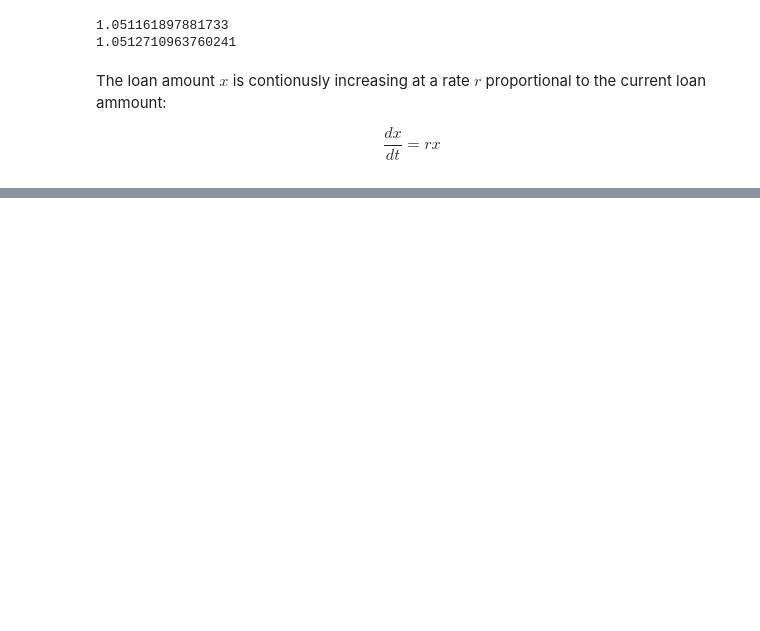
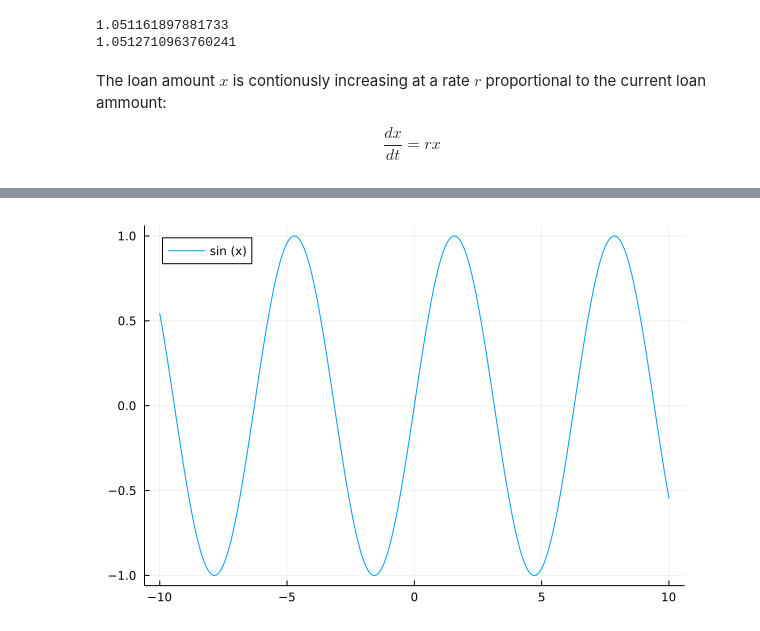
Before and after one commit to onedeeper/ddse-in-julia, a Jupyter notebook: ddse/_build/jupyter_execute/notebooks/lecture_2_3.ipynb, the cells around one changed output, grey strips where cells are left out. Saved outputs shown, nothing was run; the diff lists cells and outputs as text; code cells hidden in the pictures; blank space fills up the shorter version.

```diff
--- a/ddse/_build/jupyter_execute/notebooks/lecture_2_3.ipynb
+++ b/ddse/_build/jupyter_execute/notebooks/lecture_2_3.ipynb
@@ -94,0 +144,8 @@ $$
+# %%
+x = -10:0.01:10
+# sin.(x): Computes the sine of each element in the range x.
+# The dot (.) before the parentheses is for broadcasting, which applies the sin function element-wise to the range.
+y = sin.(x)
+plot(x,y, label = "sin (x)")
+# %% [output]
+[figure, added]
```
Also changed, not shown: parts of 18 cells of this notebook, 48 other files.
